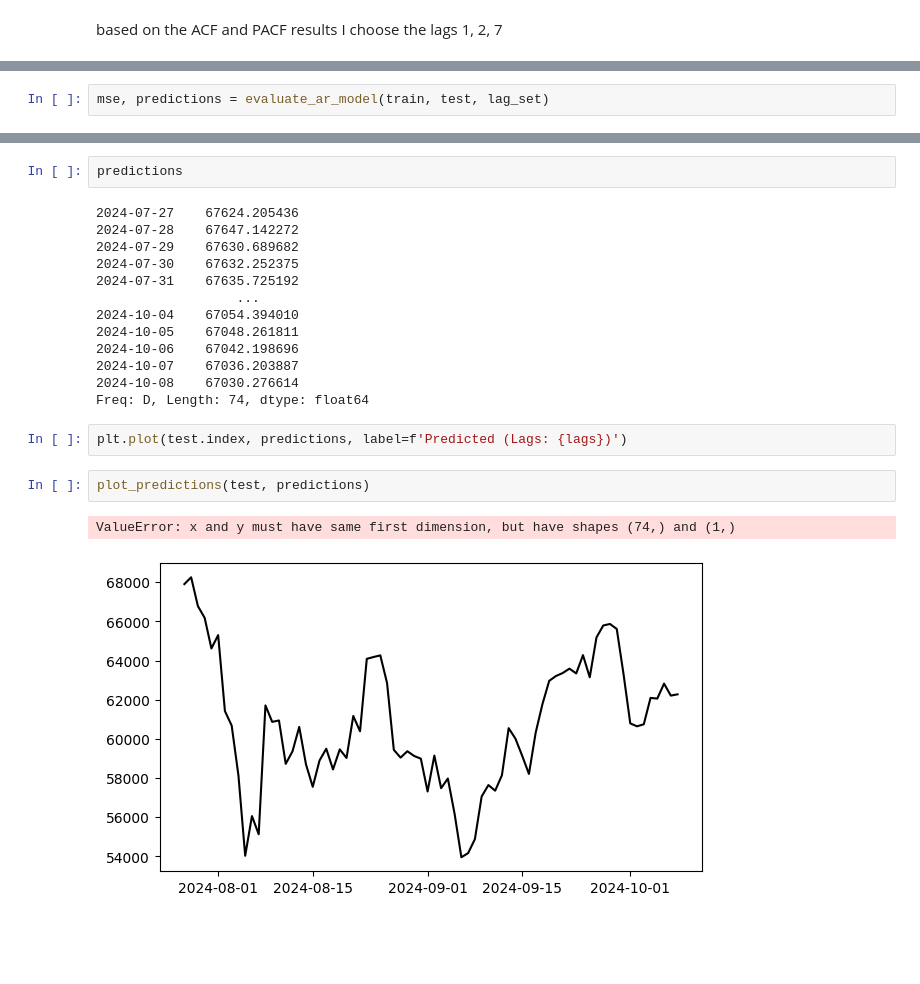
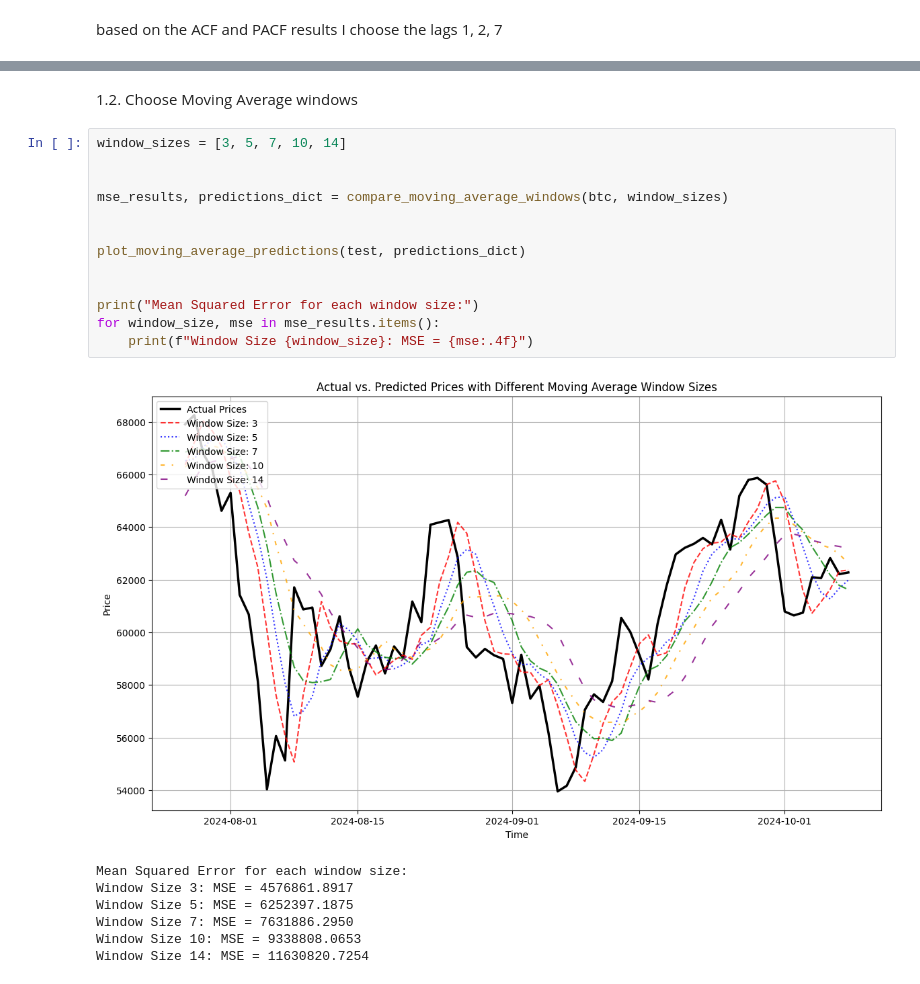
Before and after one commit to nakovnikolas/crypto-prediction-app, a Jupyter notebook: notebooks/training_experiments.ipynb, the cells around one changed output, grey strips where cells are left out. Cells and saved outputs as stored; diff of their text form; blank space fills up the shorter version.

```diff
--- a/notebooks/training_experiments.ipynb
+++ b/notebooks/training_experiments.ipynb
@@ -44,2 +50,0 @@ train, test = split_data(btc, train_ratio=0.8)
-# %%
-mse, predictions = evaluate_ar_model(train, test, lag_set)
@@ -78,22 +61,23 @@ DatetimeIndex(['2024-07-27', '2024-07-28', '2024-07-29', '2024-07-30',
-# %%
-predictions
-# %% [output]
-2024-07-27    67624.205436
-2024-07-28    67647.142272
-2024-07-29    67630.689682
-2024-07-30    67632.252375
-2024-07-31    67635.725192
-                  ...
-2024-10-04    67054.394010
-2024-10-05    67048.261811
-2024-10-06    67042.198696
-2024-10-07    67036.203887
-2024-10-08    67030.276614
-Freq: D, Length: 74, dtype: float64
-# %%
-plt.plot(test.index, predictions, label=f'Predicted (Lags: {lags})')
-# %%
-plot_predictions(test, predictions)
-# %% [output]
-ValueError: x and y must have same first dimension, but have shapes (74,) and (1,)
-[figure, removed]
+# %% [markdown]
+1.2. Choose  Moving Average windows
+# %%
+window_sizes = [3, 5, 7, 10, 14]
+
+
+mse_results, predictions_dict = compare_moving_average_windows(btc, window_sizes)
+
+
+plot_moving_average_predictions(test, predictions_dict)
+
+
+print("Mean Squared Error for each window size:")
+for window_size, mse in mse_results.items():
+    print(f"Window Size {window_size}: MSE = {mse:.4f}")
+# %% [output]
+[figure, added]
+Mean Squared Error for each window size:
+Window Size 3: MSE = 4576861.8917
+Window Size 5: MSE = 6252397.1875
+Window Size 7: MSE = 7631886.2950
+Window Size 10: MSE = 9338808.0653
+Window Size 14: MSE = 11630820.7254
```
Also changed, not shown: parts of 8 cells of this notebook, 1 other file.
